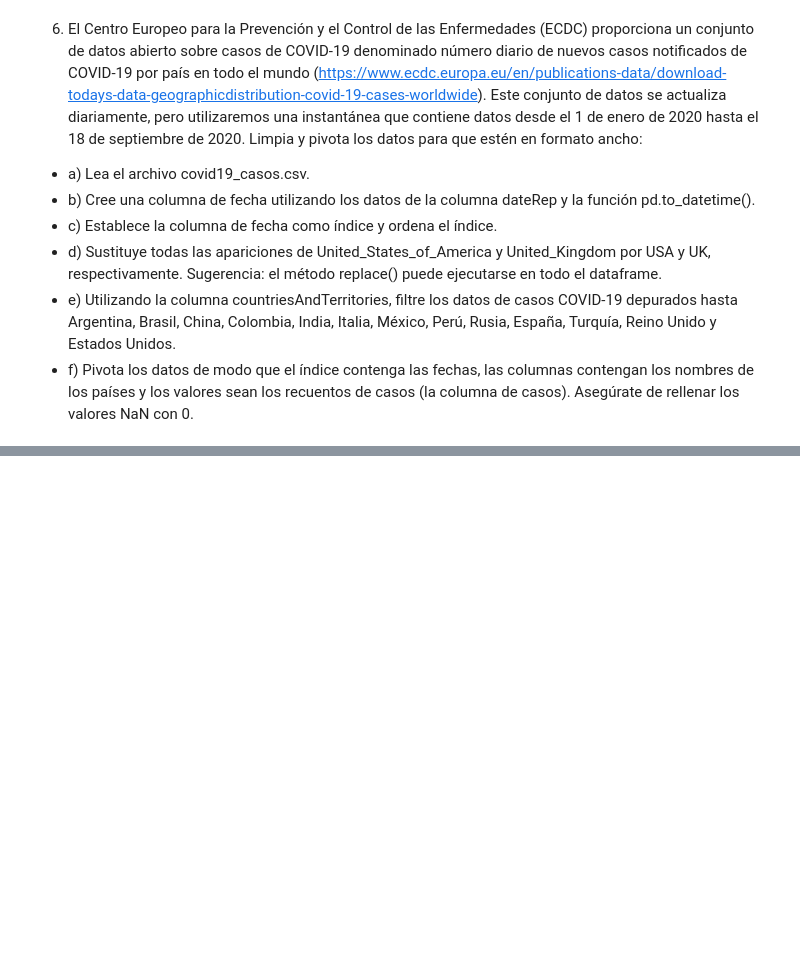
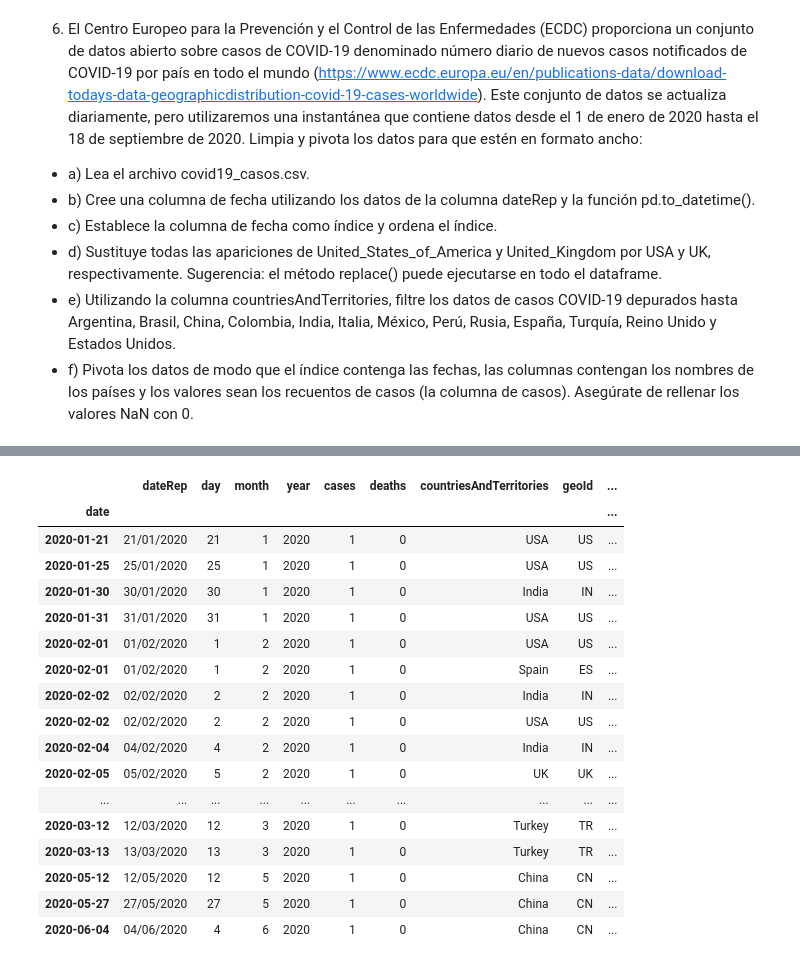
Before and after one commit to solfontan/DS_PT_09_2023, a Jupyter notebook: Data_Analysis/Analisis_de_datos/ch_03/ejercicios/ejercicio.ipynb, the cells around one changed output, grey strips where cells are left out. Saved outputs shown, nothing was run; the diff lists cells and outputs as text; code cells hidden in the pictures; blank space fills up the shorter version.

```diff
--- a/Data_Analysis/Analisis_de_datos/ch_03/ejercicios/ejercicio.ipynb
+++ b/Data_Analysis/Analisis_de_datos/ch_03/ejercicios/ejercicio.ipynb
@@ -144,7 +322,25 @@ covid_df['countriesAndTerritories'].unique()
 # %%
 # - e) Utilizando la columna countriesAndTerritories, filtre los datos de casos COVID-19 depurados
 # hasta Argentina, Brasil, China, Colombia, India, Italia, México, Perú, Rusia, España, Turquía, Reino Unido y Estados Unidos.
 
-countries = ['Argentina', 'Brazil', 'China', 'Colombia', 'India', 'Italy', 'Mexico', 'Peru', 'Russia', 'Spain', 'Turkey', 'UK','USA']
-
-countries.groupby(countries)['popData2019'].count()
+df_filtrado = covid_df.query('cases == 1 and countriesAndTerritories in ["Argentina", "Brazil", "China", "Colombia", "India", "Italy", "Mexico", "Peru", "Russia", "Spain", "Turkey", "UK","USA"]')
+df_filtrado
+# %% [output]
+|  | dateRep | day | month | year | cases | deaths | countriesAndTerritories | geoId | ... |
+| date |  |  |  |  |  |  |  |  | ... |
+| 2020-01-21 | 21/01/2020 | 21 | 1 | 2020 | 1 | 0 | USA | US | ... |
+| 2020-01-25 | 25/01/2020 | 25 | 1 | 2020 | 1 | 0 | USA | US | ... |
+| 2020-01-30 | 30/01/2020 | 30 | 1 | 2020 | 1 | 0 | India | IN | ... |
+| 2020-01-31 | 31/01/2020 | 31 | 1 | 2020 | 1 | 0 | USA | US | ... |
+| 2020-02-01 | 01/02/2020 | 1 | 2 | 2020 | 1 | 0 | USA | US | ... |
+| 2020-02-01 | 01/02/2020 | 1 | 2 | 2020 | 1 | 0 | Spain | ES | ... |
+| 2020-02-02 | 02/02/2020 | 2 | 2 | 2020 | 1 | 0 | India | IN | ... |
+| 2020-02-02 | 02/02/2020 | 2 | 2 | 2020 | 1 | 0 | USA | US | ... |
+| 2020-02-04 | 04/02/2020 | 4 | 2 | 2020 | 1 | 0 | India | IN | ... |
+| 2020-02-05 | 05/02/2020 | 5 | 2 | 2020 | 1 | 0 | UK | UK | ... |
+| ... | ... | ... | ... | ... | ... | ... | ... | ... | ... |
+| 2020-03-12 | 12/03/2020 | 12 | 3 | 2020 | 1 | 0 | Turkey | TR | ... |
+| 2020-03-13 | 13/03/2020 | 13 | 3 | 2020 | 1 | 0 | Turkey | TR | ... |
+| 2020-05-12 | 12/05/2020 | 12 | 5 | 2020 | 1 | 0 | China | CN | ... |
+| 2020-05-27 | 27/05/2020 | 27 | 5 | 2020 | 1 | 0 | China | CN | ... |
+| 2020-06-04 | 04/06/2020 | 4 | 6 | 2020 | 1 | 0 | China | CN | ... |
```
Also changed, not shown: parts of 21 cells of this notebook.
